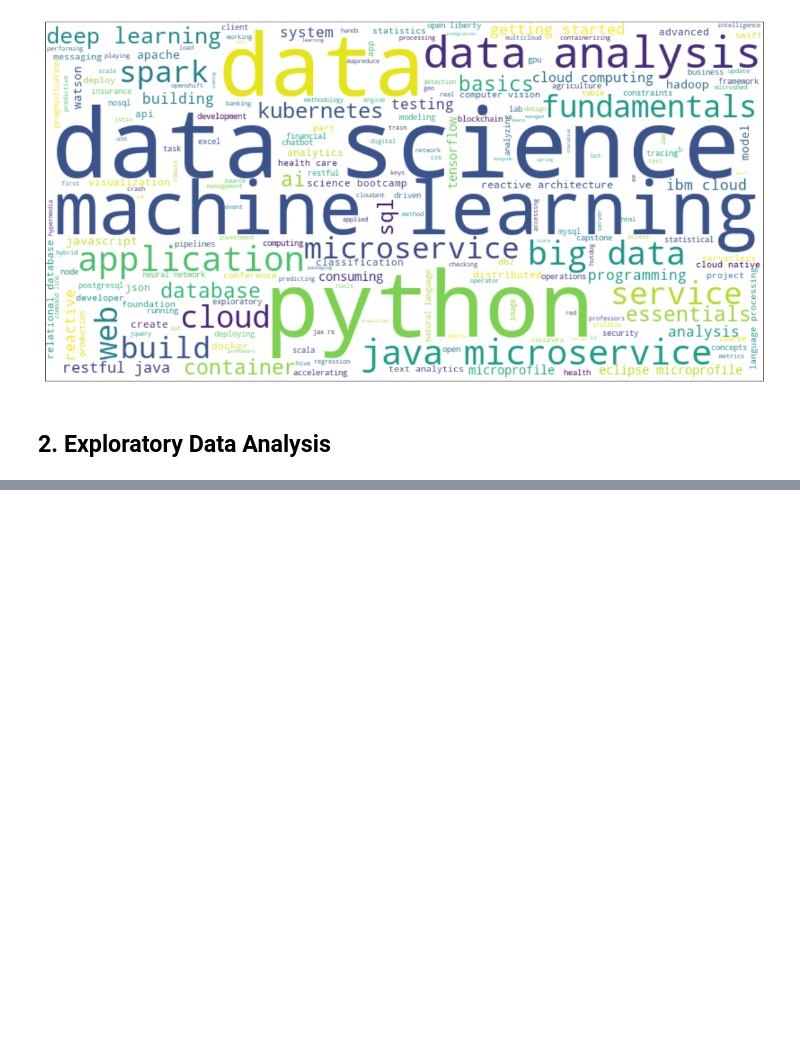
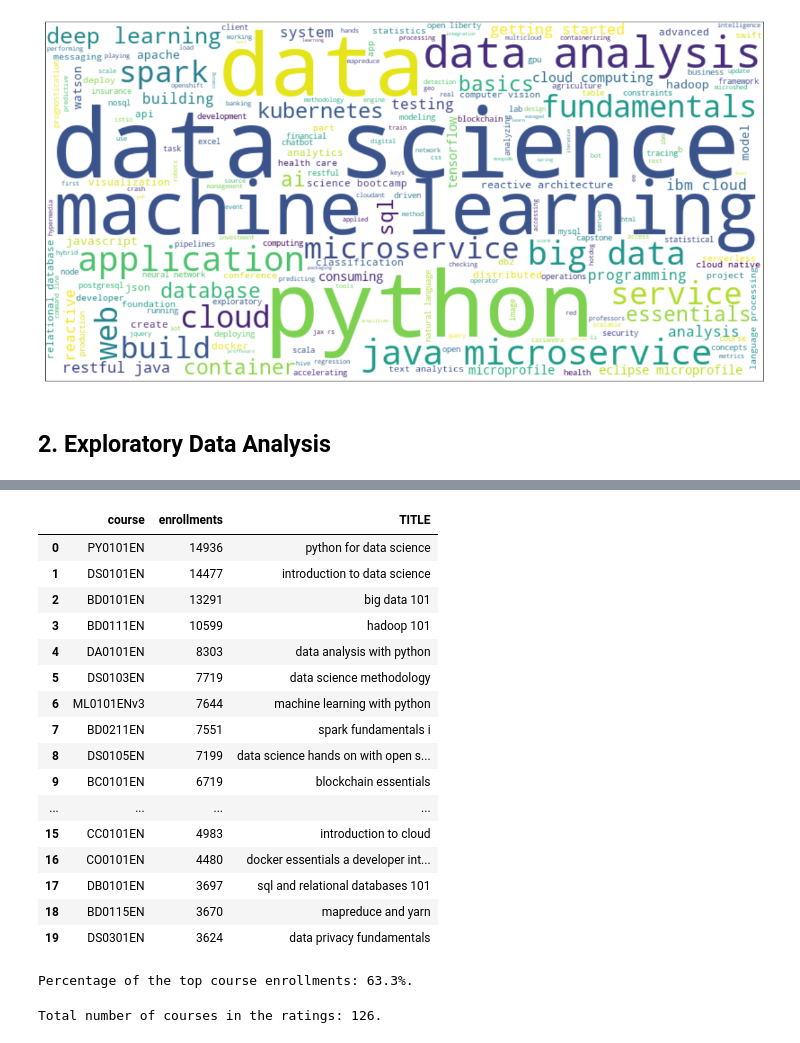
Before and after one commit to mxagar/course_recommender_streamlit, a Jupyter notebook: notebooks/01_EDA.ipynb, the cells around one changed output, grey strips where cells are left out. Cells and saved outputs as stored; diff of their text form; code cells hidden in the pictures; blank space fills up the shorter version.

```diff
--- a/notebooks/01_EDA.ipynb
+++ b/notebooks/01_EDA.ipynb
@@ -158,0 +247,5 @@ plt.show()
+# %%
+# Top 20 courses, i.e., the ones with most enrollments
+popular_courses = pd.DataFrame(ratings_df.groupby('item').size().sort_values(ascending=False)[:20]).reset_index()
+popular_courses.columns = ['course', 'enrollments']
+popular_courses
@@ -158,0 +270,37 @@ plt.show()
+# %%
+# The names of the top 20 most enrolled courses
+# We need to do an inner join!
+popular_courses_ = pd.merge(left=popular_courses,
+         right=course_df,
+         how='inner',
+         left_on='course',
+         right_on='COURSE_ID')[['course', 'enrollments', 'TITLE']]
+popular_courses_
+# %% [output]
+|  | course | enrollments | TITLE |
+| 0 | PY0101EN | 14936 | python for data science |
+| 1 | DS0101EN | 14477 | introduction to data science |
+| 2 | BD0101EN | 13291 | big data 101 |
+| 3 | BD0111EN | 10599 | hadoop 101 |
+| 4 | DA0101EN | 8303 | data analysis with python |
+| 5 | DS0103EN | 7719 | data science methodology |
+| 6 | ML0101ENv3 | 7644 | machine learning with python |
+| 7 | BD0211EN | 7551 | spark fundamentals i |
+| 8 | DS0105EN | 7199 | data science hands on with open s... |
+| 9 | BC0101EN | 6719 | blockchain essentials |
+| ... | ... | ... | ... |
+| 15 | CC0101EN | 4983 | introduction to cloud |
+| 16 | CO0101EN | 4480 | docker essentials a developer int... |
+| 17 | DB0101EN | 3697 | sql and relational databases 101 |
+| 18 | BD0115EN | 3670 | mapreduce and yarn |
+| 19 | DS0301EN | 3624 | data privacy fundamentals |
+# %%
+top = popular_courses_['enrollments'].sum(axis=0)
+total = ratings_df.shape[0]
+print(f"Percentage of the top course enrollments: {round((top * 100)/total, 2)}%.")
+# %% [output]
+Percentage of the top course enrollments: 63.3%.
+# %%
+print(f"Total number of courses in the ratings: {len(ratings_df['item'].unique())}.")
+# %% [output]
+Total number of courses in the ratings: 126.
```
Also changed, not shown: parts of 13 cells of this notebook.
